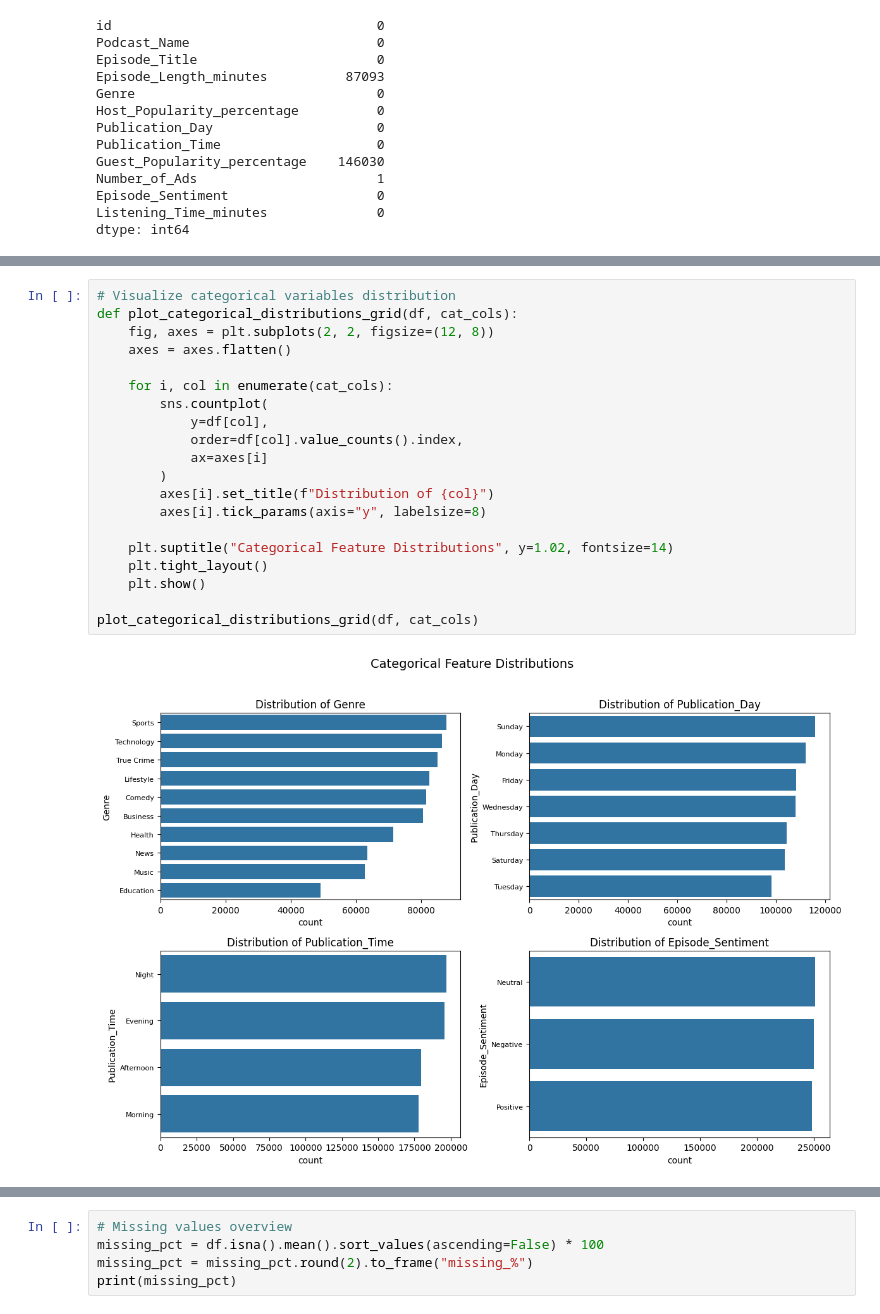
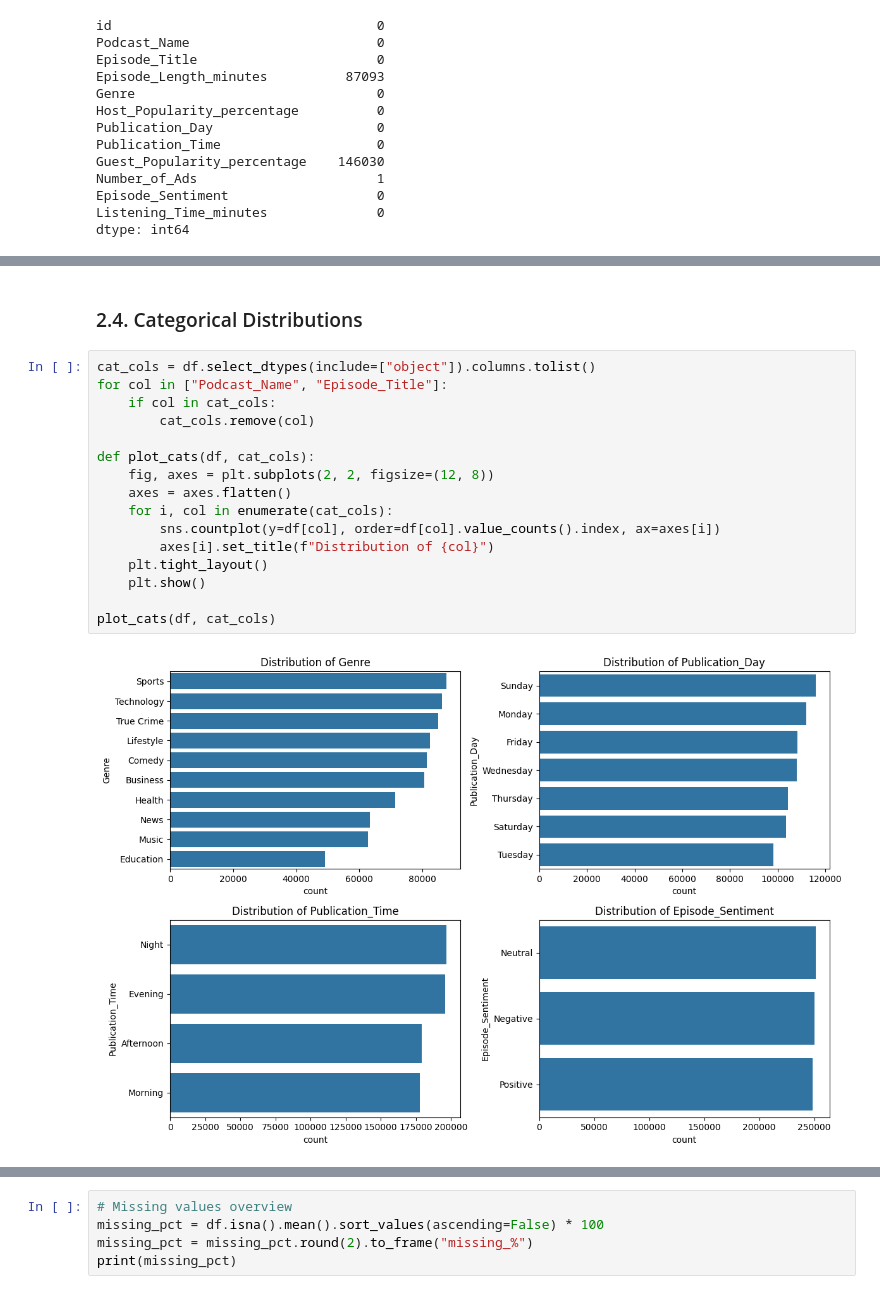
Before and after one commit to MiaTran1112/sds293-final-project, a Jupyter notebook: notebook/exploration.ipynb, the cells around one changed output, grey strips where cells are left out. Saved outputs shown, nothing was run; the diff lists cells and outputs as text.

```diff
--- a/notebook/exploration.ipynb
+++ b/notebook/exploration.ipynb
@@ -137,22 +127,20 @@ The numeric features show varied distribution patterns. Episode_Length_minutes i
+# %% [markdown]
+### 2.4. Categorical Distributions
 # %%
-# Visualize categorical variables distribution
-def plot_categorical_distributions_grid(df, cat_cols):
+cat_cols = df.select_dtypes(include=["object"]).columns.tolist()
+for col in ["Podcast_Name", "Episode_Title"]:
+    if col in cat_cols:
+        cat_cols.remove(col)
+
+def plot_cats(df, cat_cols):
     fig, axes = plt.subplots(2, 2, figsize=(12, 8))
     axes = axes.flatten()
-
     for i, col in enumerate(cat_cols):
-        sns.countplot(
-            y=df[col],
-            order=df[col].value_counts().index,
-            ax=axes[i]
-        )
+        sns.countplot(y=df[col], order=df[col].value_counts().index, ax=axes[i])
         axes[i].set_title(f"Distribution of {col}")
-        axes[i].tick_params(axis="y", labelsize=8)
-
-    plt.suptitle("Categorical Feature Distributions", y=1.02, fontsize=14)
     plt.tight_layout()
     plt.show()
 
-plot_categorical_distributions_grid(df, cat_cols)
+plot_cats(df, cat_cols)
 # %% [output]
-[figure, old version]
+[figure, new version]
```
Also changed, not shown: parts of 89 cells of this notebook.
